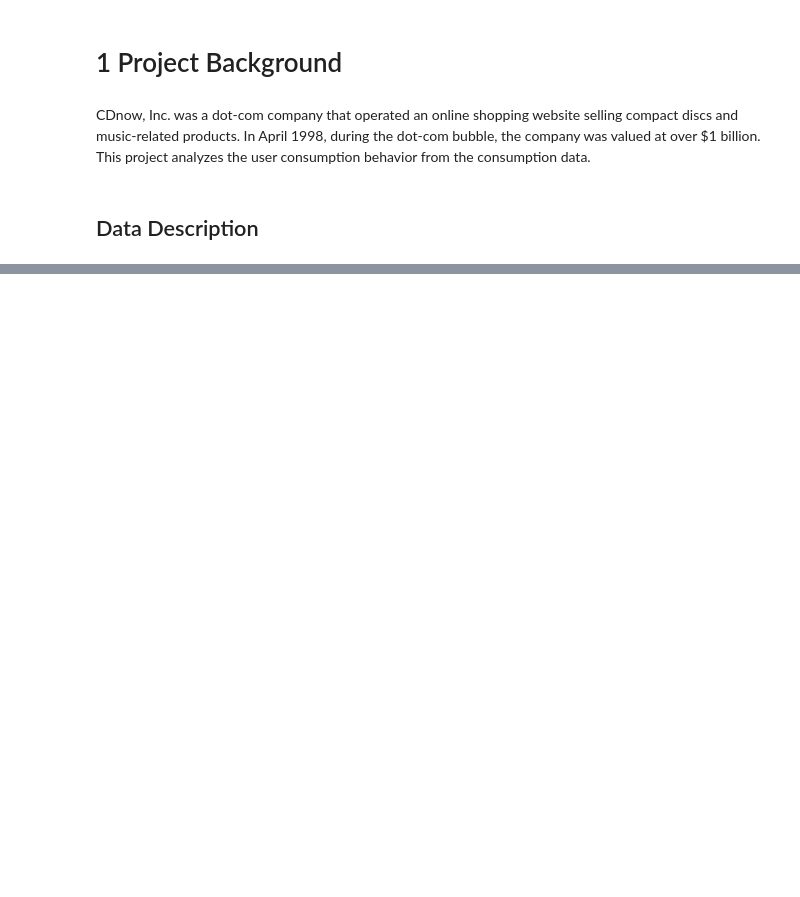
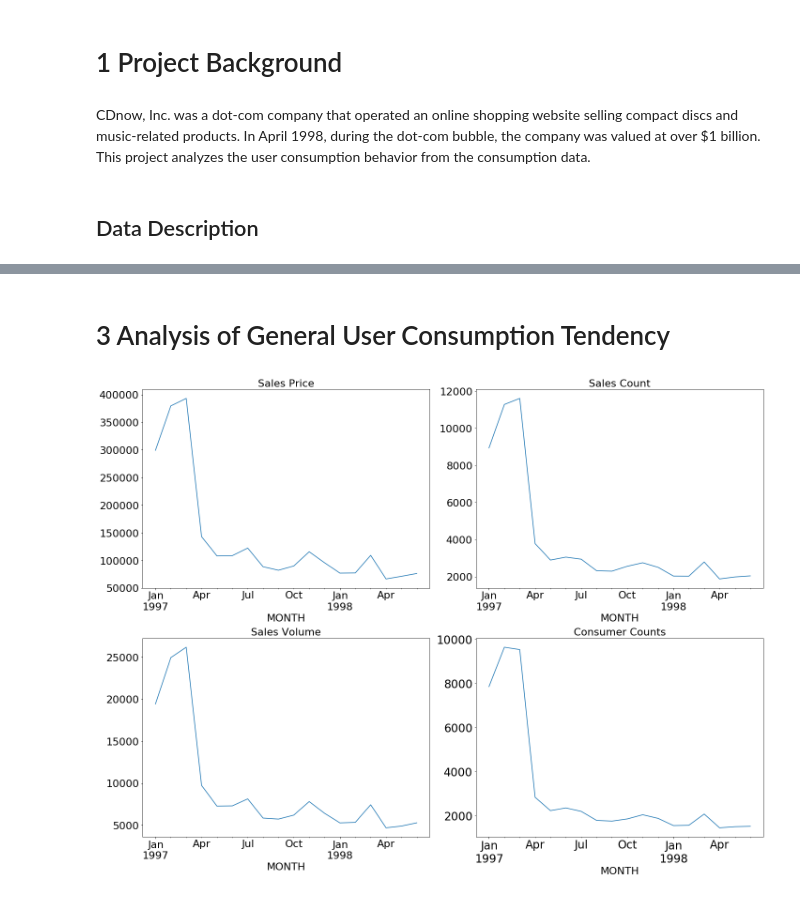
Before and after one commit to cjycathy/Datawhale_Python4Data_Analysis, a Jupyter notebook: Final/Final.ipynb, the cells around one changed output, grey strips where cells are left out. Drawn from its saved outputs; the diff is of its cells as text; code cells hidden in the pictures; blank space fills up the shorter version.

```diff
--- a/Final/Final.ipynb
+++ b/Final/Final.ipynb
@@ -39,0 +64,5 @@ date
+# %%
+# convert the string of DATE columns to datetime object
+data['DATE']=pd.to_datetime(data.DATE,format='%Y%m%d')
+data['MONTH']=data.DATE.values.astype('datetime64[M]')
+data.head()
@@ -39,0 +90,33 @@ date
+# %% [markdown]
+# 3 Analysis of General User Consumption Tendency
+# %%
+# create figure
+plt.figure(figsize=(20,15))
+
+# sum of monthly sales price
+ax=plt.subplot(2,2,1)
+data.groupby('MONTH')['PRICE'].sum().plot(fontsize=22)
+plt.title('Sales Price',fontsize=22)
+plt.xlabel('MONTH', fontsize=22)
+
+# sales count of months
+plt.subplot(2,2,2)
+data.groupby('MONTH')['DATE'].count().plot(fontsize=22)
+plt.title('Sales Count',fontsize=22)
+plt.xlabel('MONTH', fontsize=22)
+
+# sales volume of months
+plt.subplot(2,2,3)
+data.groupby('MONTH')['COUNT'].sum().plot(fontsize=22)
+plt.title('Sales Volume',fontsize=22)
+plt.xlabel('MONTH', fontsize=22)
+
+# consumer counts of months
+plt.subplot(2,2,4)
+data.groupby('MONTH')['ID'].apply(lambda x:len(x.unique())).plot(fontsize=24)
+plt.title('Consumer Counts',fontsize=22)
+plt.xlabel('MONTH', fontsize=22)
+plt.tight_layout()
+plt.show()
+# %% [output]
+[figure, added]
```
Also changed, not shown: parts of 16 cells of this notebook.
